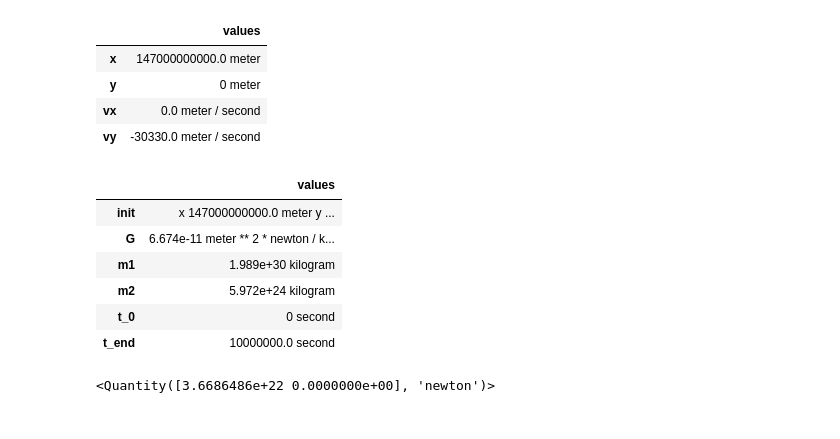
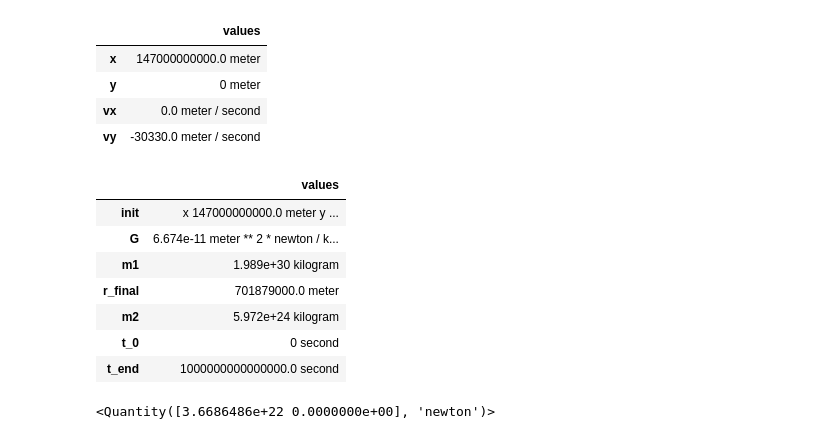
Before and after one commit to MellieZito/ModSimPy, a Jupyter notebook: code/orbit_homework.ipynb, the cells around one changed output. Drawn from its saved outputs; the diff is of its cells as text; code cells hidden in the pictures.

```diff
--- a/code/orbit_homework.ipynb
+++ b/code/orbit_homework.ipynb
@@ -37,17 +29,12 @@ m = UNITS.meter
 # And an inition condition (with everything in SI units)
 
 r_0 = 147e9 * m
-r_0_x = ((3**(1/2)) / 2) * r_0
-r_0_y = (1/2) * r_0
-
 v_0 = -30330 * m/s
-v_0_x = ((3**(1/2)) / 2) * v_0
-v_0_y = (1/2) * v_0
 
 init = State(x = r_0,
              y = 0*m,
              vx = 0* m / s,
-             vy = -30330 * m/s)
+             vy = v_0) #0 * m/s)
 # %% [output]
 |  | values |
 | x | 147000000000.0 meter |
@@ -56,21 +43,26 @@ init = State(x = r_0,
 | vy | -30330.0 meter / second |
 # %%
 # Making a system object
+
+r_earth = 6.371e6 * m
+r_sun = 695.508e6 * m
 
 system = System(init=init,
                 G=6.674e-11 * N / kg**2 * m**2,
                 m1=1.989e30 * kg,
+                r_final=r_sun + r_earth,
                 m2=5.972e24 * kg,
                 t_0=0 * s,
-                t_end=1e7 * s)
+                t_end=1e15 * s)
 # %% [output]
 |  | values |
 | init | x 147000000000.0 meter y ... |
 | G | 6.674e-11 meter ** 2 * newton / k... |
 | m1 | 1.989e+30 kilogram |
+| r_final | 701879000.0 meter |
 | m2 | 5.972e+24 kilogram |
 | t_0 | 0 second |
-| t_end | 10000000.0 second |
+| t_end | 1000000000000000.0 second |
 # %%
 # Here's a function that computes the force of gravity
 
```
Also changed, not shown: parts of 8 cells of this notebook, 4 other files.
